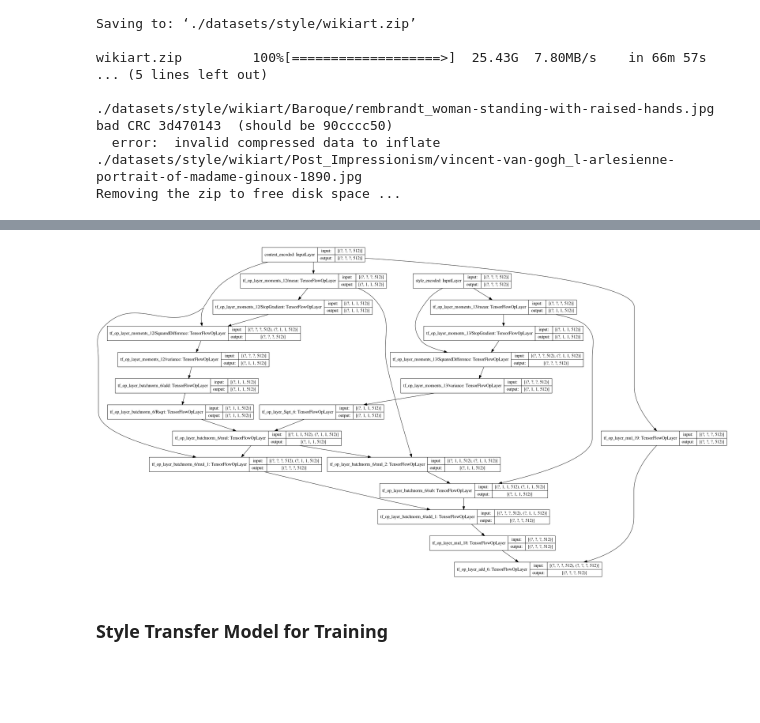
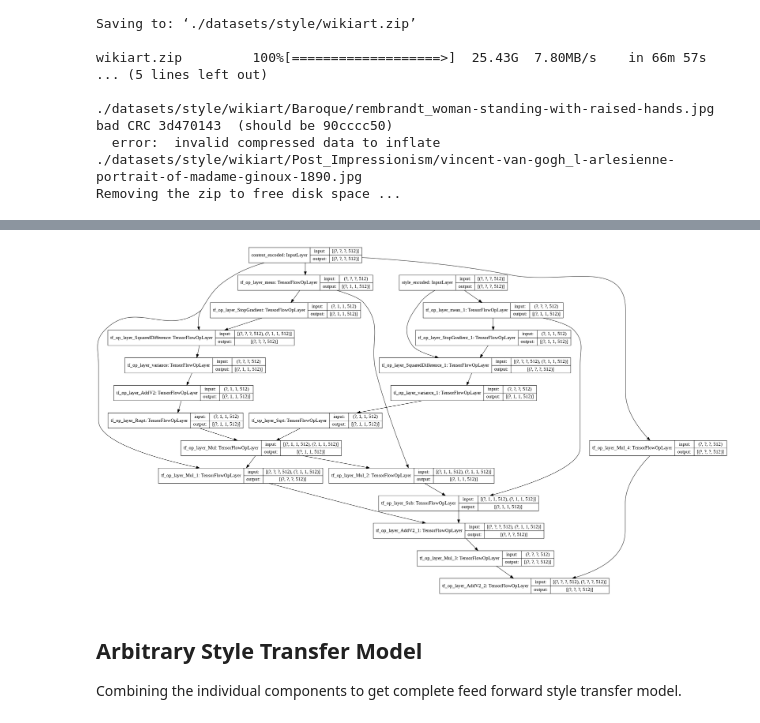
Before and after one commit to rahul-jha98/StyleTransfer_using_AdaIN, a Jupyter notebook: Style_Transfer_using_AdaIN.ipynb, the cells around one changed output, grey strips where cells are left out. Saved outputs shown, nothing was run; the diff lists cells and outputs as text; code cells hidden in the pictures; blank space fills up the shorter version.

```diff
--- a/Style_Transfer_using_AdaIN.ipynb
+++ b/Style_Transfer_using_AdaIN.ipynb
@@ -240,26 +275,49 @@ tf.keras.utils.plot_model(
 # %%
-def get_adaptive_instance_norm(alpha=1, epsilon = 1e-5):
+# We have an alpha parameter that can be controlled between 0-1 to set how
+# intensive is the style transfer. 1 being the highest.
+
+
+def get_adaptive_instance_norm_layer(alpha=1, epsilon = 1e-5):
+    ## Getting content and style features as input
     content_features = tf.keras.Input(shape=(None, None, 512), name="content_encoded")
     style_features = tf.keras.Input(shape = (None, None, 512), name = "style_encoded")
 
-    content_mean, content_variance = tf.nn.moments(content_features, [1, 2], keepdims=True)
-    style_mean, style_variance = tf.nn.moments(style_features, [1, 2], keepdims=True)
+    ## Calculating mean and variance of content and style features
+    content_mean, content_variance = tf.nn.moments(content_features,
+                                                   [1, 2],
+                                                   keepdims=True)
 
+    style_mean, style_variance = tf.nn.moments(style_features,
+                                               [1, 2],
+                                               keepdims=True)
+
+    ## Normalizing to align mean and variance to that of style
     normalized_content_features = tf.nn.batch_normalization(
-        content_features, content_mean, content_variance, style_mean, tf.sqrt(style_variance), epsilon
+        content_features,
+        content_mean,
+        content_variance,
+        style_mean,
+        tf.sqrt(style_variance),
+        epsilon
     )
-    normalized_content_features = alpha * normalized_content_features + (1 - alpha) * content_features
+
+    ## Added weighted mean of style transfer and actual content features to
+    ## control the intensity of style transfer
+    normalized_content_features = alpha * normalized_content_features \
+                                + (1 - alpha) * content_features
 
     return tf.keras.Model(inputs=[content_features, style_features],
                           outputs=normalized_content_features,
                           name='AdaptiveInstanceNorm')
 # %%
-sample_adaptive_instance_norm = get_adaptive_instance_norm()
+sample_adaptive_instance_norm = get_adaptive_instance_norm_layer()
 
 tf.keras.utils.plot_model(
     sample_adaptive_instance_norm, to_file='AdaptiveInstanceNorm.png', show_shapes=True)
 # %% [output]
-[figure, old version]
+[figure, new version]
-# %% [markdown]
-### Style Transfer Model for Training
+# %% [markdown]
+## Arbitrary Style Transfer Model
+
+Combining the individual components to get complete feed forward style transfer model.
 # %%
```
Also changed, not shown: parts of 96 cells of this notebook.
